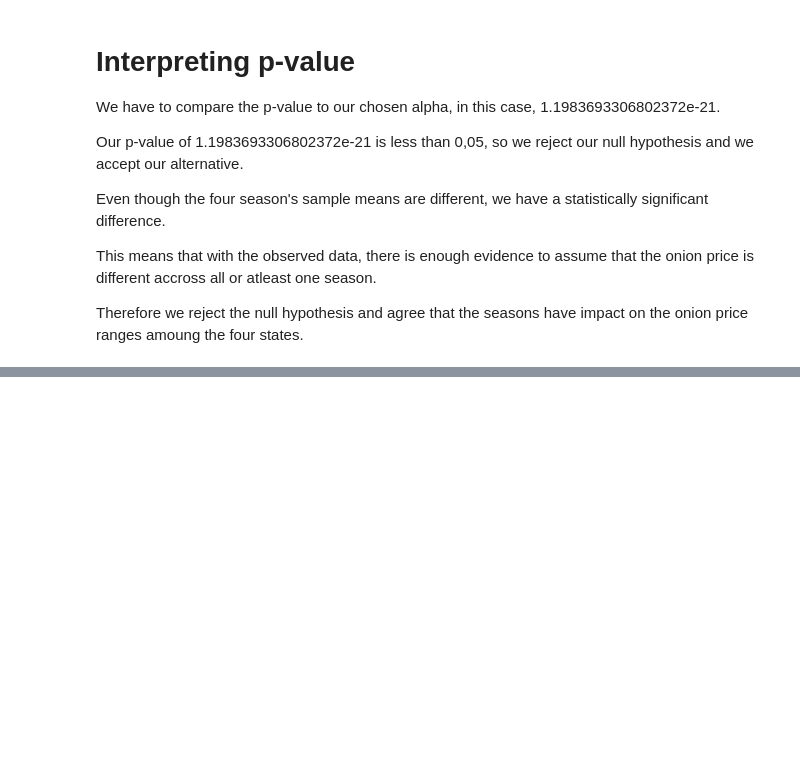
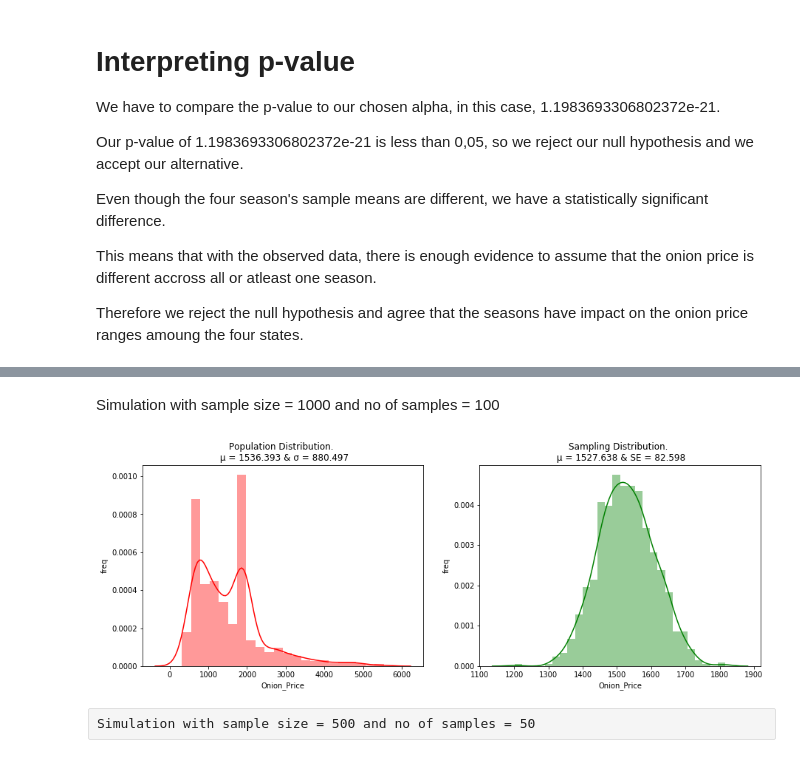
Before and after one commit to sungunact/stats, a Jupyter notebook: Team_7_Stats_presentation.ipynb, the cells around one changed output, grey strips where cells are left out. Saved outputs shown, nothing was run; the diff lists cells and outputs as text; code cells hidden in the pictures; blank space fills up the shorter version.

```diff
--- a/Team_7_Stats_presentation.ipynb
+++ b/Team_7_Stats_presentation.ipynb
@@ -332,0 +369,6 @@ Therefore we reject the null hypothesis and agree that the seasons have impact o
+# %% [markdown]
+Simulation with sample size = 1000 and no of samples = 100
+# %%
+central_limit_theorem(series1,"Onion_Price",n_samples = 1000, sample_size = 100)
+# %% [output]
+[figure, added]
@@ -332,0 +403,2 @@ Therefore we reject the null hypothesis and agree that the seasons have impact o
+# %% [raw]
+Simulation with sample size = 500 and no of samples = 50
```
Also changed, not shown: parts of 9 cells of this notebook.
